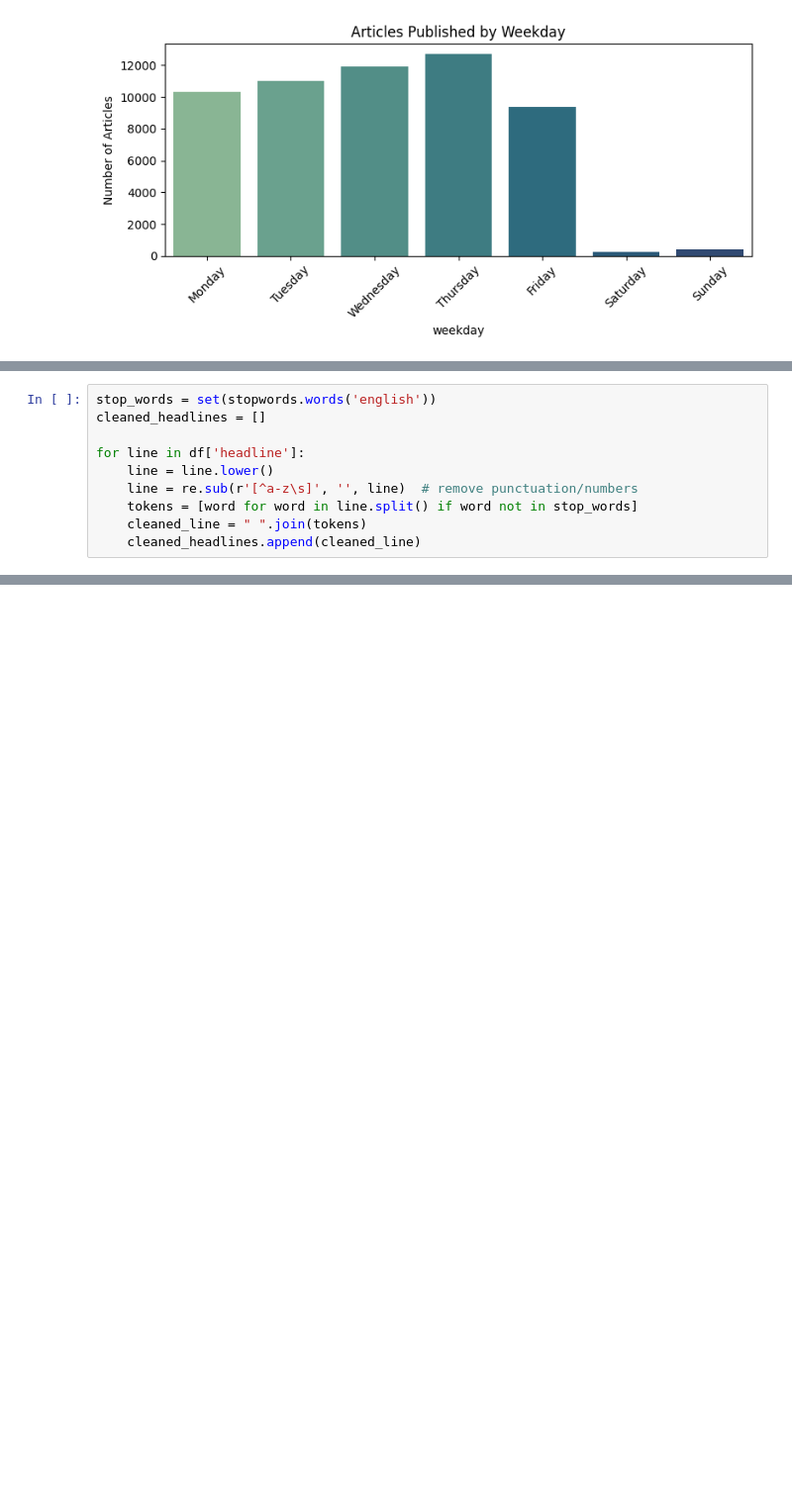
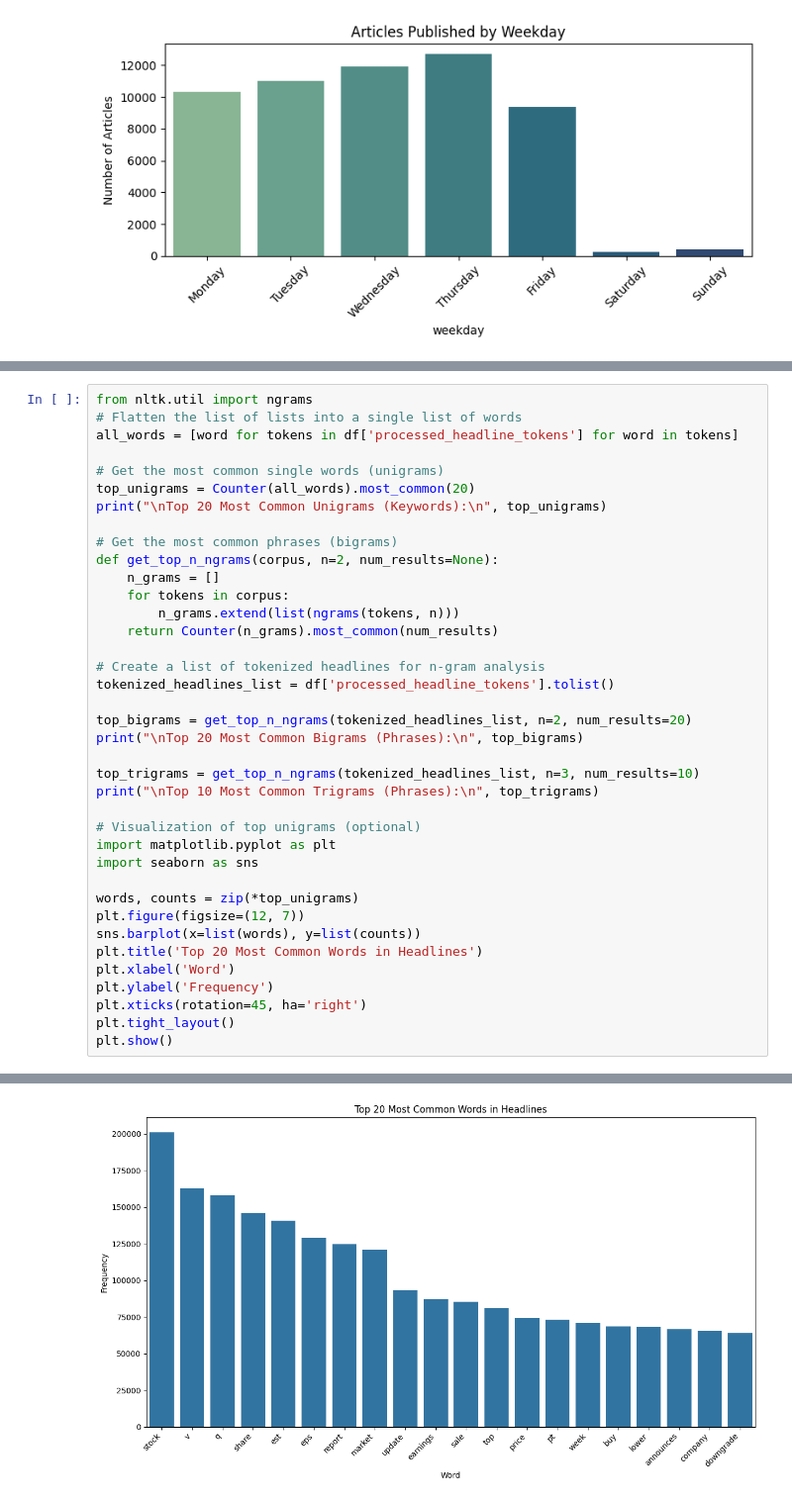
Before and after one commit to Naty-12/financial-news-sentiment-analysis, a Jupyter notebook: notebooks/EDA.ipynb, the cells around one changed output, grey strips where cells are left out. Shown at 99% size. Drawn from its saved outputs; the diff is of its cells as text; blank space fills up the shorter version.

```diff
--- a/notebooks/EDA.ipynb
+++ b/notebooks/EDA.ipynb
@@ -117,10 +151,39 @@ from nltk.corpus import stopwords
 # %%
-stop_words = set(stopwords.words('english'))
-cleaned_headlines = []
+from nltk.util import ngrams
+# Flatten the list of lists into a single list of words
+all_words = [word for tokens in df['processed_headline_tokens'] for word in tokens]
 
-for line in df['headline']:
-    line = line.lower()
-    line = re.sub(r'[^a-z\s]', '', line)  # remove punctuation/numbers
-    tokens = [word for word in line.split() if word not in stop_words]
-    cleaned_line = " ".join(tokens)
-    cleaned_headlines.append(cleaned_line)
+# Get the most common single words (unigrams)
+top_unigrams = Counter(all_words).most_common(20)
+print("\nTop 20 Most Common Unigrams (Keywords):\n", top_unigrams)
+
+# Get the most common phrases (bigrams)
+def get_top_n_ngrams(corpus, n=2, num_results=None):
+    n_grams = []
+    for tokens in corpus:
+        n_grams.extend(list(ngrams(tokens, n)))
+    return Counter(n_grams).most_common(num_results)
+
+# Create a list of tokenized headlines for n-gram analysis
+tokenized_headlines_list = df['processed_headline_tokens'].tolist()
+
+top_bigrams = get_top_n_ngrams(tokenized_headlines_list, n=2, num_results=20)
+print("\nTop 20 Most Common Bigrams (Phrases):\n", top_bigrams)
+
+top_trigrams = get_top_n_ngrams(tokenized_headlines_list, n=3, num_results=10)
+print("\nTop 10 Most Common Trigrams (Phrases):\n", top_trigrams)
+
+# Visualization of top unigrams (optional)
+import matplotlib.pyplot as plt
+import seaborn as sns
+
+words, counts = zip(*top_unigrams)
+plt.figure(figsize=(12, 7))
+sns.barplot(x=list(words), y=list(counts))
+plt.title('Top 20 Most Common Words in Headlines')
+plt.xlabel('Word')
+plt.ylabel('Frequency')
+plt.xticks(rotation=45, ha='right')
+plt.tight_layout()
+plt.show()
+# %% [output]
@@ -126,0 +198 @@ for line in df['headline']:
+[figure, added]
```
Also changed, not shown: parts of 13 cells of this notebook.
